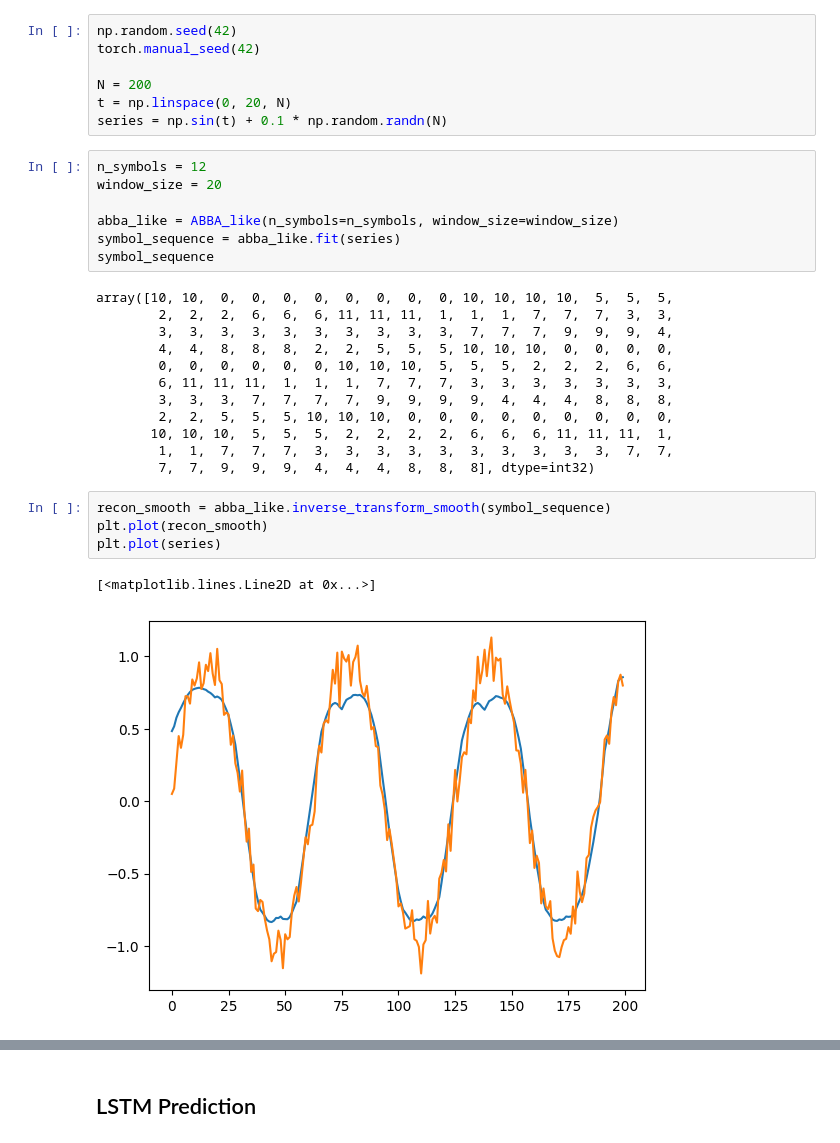
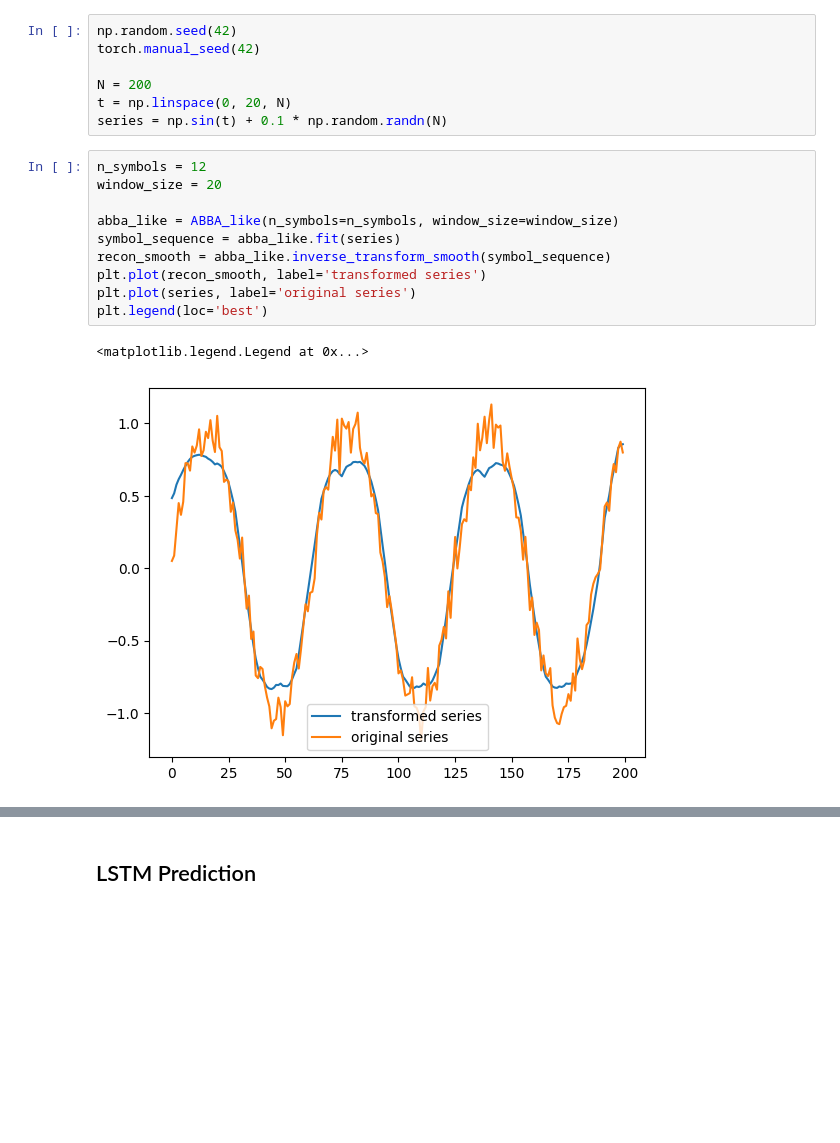
Before and after one commit to VSmague/ABBA_LSTM, a Jupyter notebook: notebook.ipynb, the cells around one changed output, grey strips where cells are left out. Saved outputs shown, nothing was run; the diff lists cells and outputs as text; blank space fills up the shorter version.

```diff
--- a/notebook.ipynb
+++ b/notebook.ipynb
@@ -40,29 +50,16 @@ series = np.sin(t) + 0.1 * np.random.randn(N)
 # %%
 n_symbols = 12
 window_size = 20
 
 abba_like = ABBA_like(n_symbols=n_symbols, window_size=window_size)
 symbol_sequence = abba_like.fit(series)
-symbol_sequence
+recon_smooth = abba_like.inverse_transform_smooth(symbol_sequence)
+plt.plot(recon_smooth, label='transformed series')
+plt.plot(series, label='original series')
+plt.legend(loc='best')
 # %% [output]
-array([10, 10,  0,  0,  0,  0,  0,  0,  0,  0, 10, 10, 10, 10,  5,  5,  5,
-        2,  2,  2,  6,  6,  6, 11, 11, 11,  1,  1,  1,  7,  7,  7,  3,  3,
-        3,  3,  3,  3,  3,  3,  3,  3,  3,  3,  7,  7,  7,  9,  9,  9,  4,
-        4,  4,  8,  8,  8,  2,  2,  5,  5,  5, 10, 10, 10,  0,  0,  0,  0,
-        0,  0,  0,  0,  0,  0, 10, 10, 10,  5,  5,  5,  2,  2,  2,  6,  6,
-        6, 11, 11, 11,  1,  1,  1,  7,  7,  7,  3,  3,  3,  3,  3,  3,  3,
-        3,  3,  3,  7,  7,  7,  7,  9,  9,  9,  9,  4,  4,  4,  8,  8,  8,
-        2,  2,  5,  5,  5, 10, 10, 10,  0,  0,  0,  0,  0,  0,  0,  0,  0,
-       10, 10, 10,  5,  5,  5,  2,  2,  2,  2,  6,  6,  6, 11, 11, 11,  1,
-        1,  1,  7,  7,  7,  3,  3,  3,  3,  3,  3,  3,  3,  3,  3,  7,  7,
-        7,  7,  9,  9,  9,  4,  4,  4,  8,  8,  8], dtype=int32)
+<matplotlib.legend.Legend at 0x...>
+[figure, added]
-# %%
-recon_smooth = abba_like.inverse_transform_smooth(symbol_sequence)
-plt.plot(recon_smooth)
-plt.plot(series)
-# %% [output]
-[<matplotlib.lines.Line2D at 0x...>]
-[figure, removed]
 # %%
 abba = ABBA()
 symbol_sequence = abba.fit(series)
```
Also changed, not shown: parts of 18 cells of this notebook, 7 other files.
